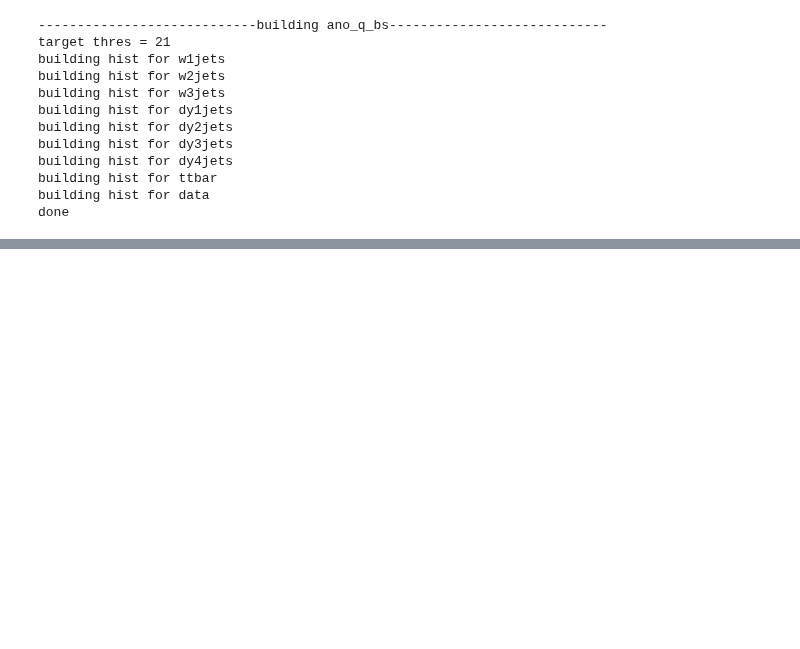
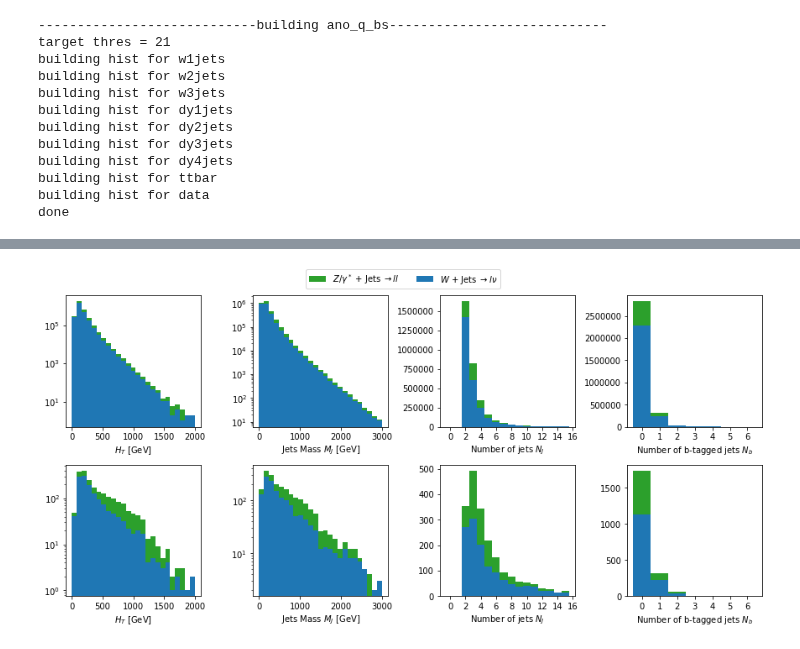
Before and after one commit to oliverkn/alad-for-lhc, a Jupyter notebook: top_rediscovery/plots_new.ipynb, the cells around one changed output, grey strips where cells are left out. Saved outputs shown, nothing was run; the diff lists cells and outputs as text; code cells hidden in the pictures; blank space fills up the shorter version.

```diff
--- a/top_rediscovery/plots_new.ipynb
+++ b/top_rediscovery/plots_new.ipynb
@@ -520,0 +426,62 @@ hist_amp_dict['data'] = compute_amp(hist_cut_proc_dict['pre-']['data'], hist_cut
+# %%
+feature_list = ['HT', 'mass_jet', 'n_jet', 'n_bjet']
+background_plot_list = ['W', 'DY', 'ttbar']
+
+plot_size = 3
+
+color_dict = {}
+color_dict['W']='tab:blue'
+color_dict['DY']='tab:green'
+color_dict['ttbar']='tab:red'
+color_dict['data']='tab:purple'
+
+label_dict = {}
+label_dict['W'] = r'$W$ + Jets $\rightarrow l\nu$'
+label_dict['DY'] = r'$Z/\gamma^*$ + Jets $\rightarrow ll$'
+label_dict['ttbar'] = r'$t\bar{t}$'
+
+all_lin = False
+
+n_features = len(feature_list)
+# %%
+fig, ax_arr = plt.subplots(2, n_features, figsize=(n_features * plot_size, 2 * plot_size))
+
+for col, feature in enumerate(feature_list):
+    f_setting = hist_settings[feature]
+    for row, cut in enumerate(['pre-', 'pre-anoscore']):
+        ax = ax_arr[row, col]
+
+        # plot background stacked
+        x_list = []
+        bin_edges = None
+        weights_list = []
+        color_list = []
+        label_list = []
+        for proc in ['W', 'DY']:
+            hist = hist_cut_proc_dict[cut][proc]
+            bin_edges = hist[feature].bin_edges
+            x_list.append(hist[feature].bin_edges[:-1])
+            weights_list.append(hist[feature].bin_content)
+            color_list.append(color_dict[proc])
+            label_list.append(label_dict[proc])
+
+        ax.hist(x_list, bin_edges, weights=weights_list,
+                stacked=True, histtype='stepfilled', color=color_list, label=label_list)#, density=True)
+
+        # axis settings
+        ax.set_xlabel(f_setting['symbol'])
+
+        if f_setting['int']:
+            ax.xaxis.set_major_locator(MaxNLocator(integer=True))
+
+        if all_lin is False:
+            ax.set_yscale(f_setting['yscale'])
+
+handles, labels = ax_arr[0,0].get_legend_handles_labels()
+fig.legend(handles, labels, loc = 'upper center', ncol=4)
+
+plt.tight_layout(pad=0.4, w_pad=0.5, h_pad=1.0, rect=(0,0,1,0.93))
+plt.savefig('figures/mc_b.pdf')
+plt.show()
+# %% [output]
+[figure, added]
```
Also changed, not shown: parts of 17 cells of this notebook, 18 other files.
